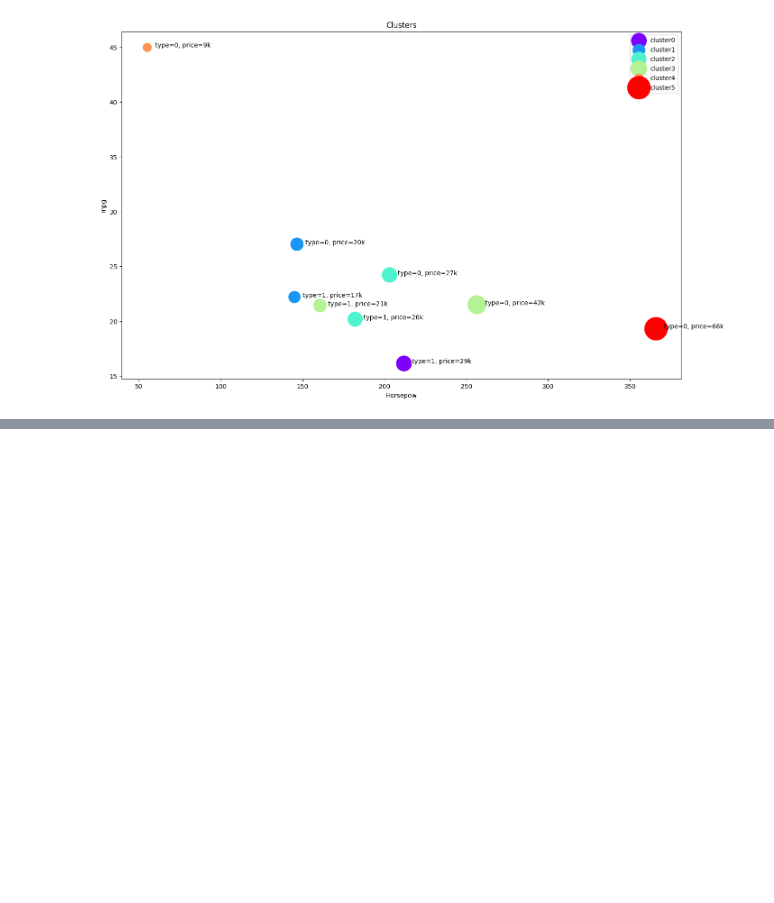
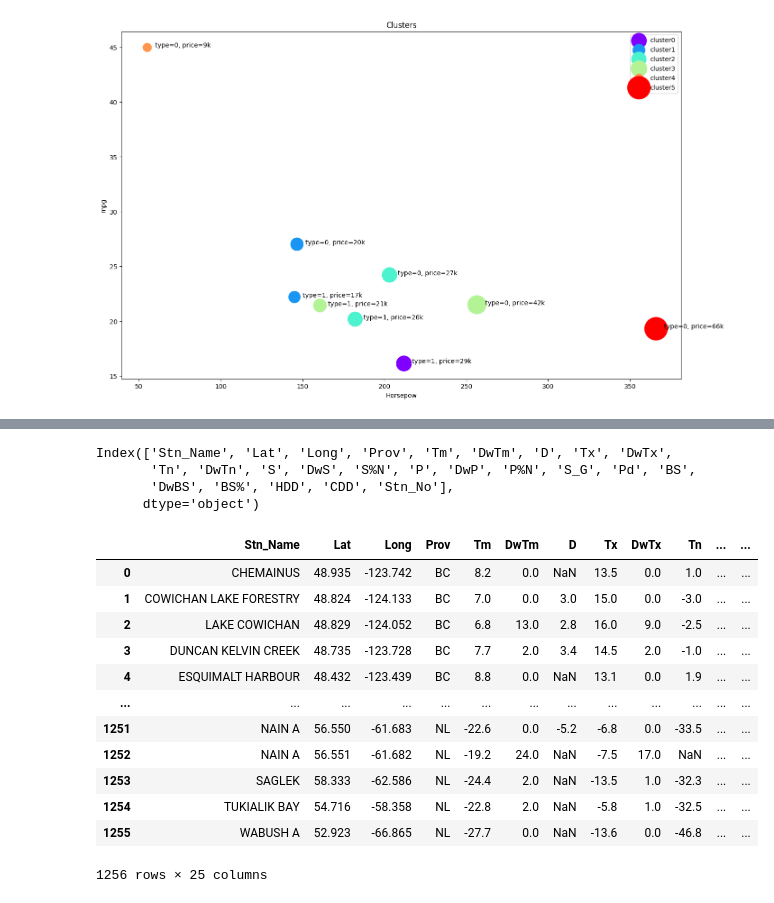
Before and after one commit to robfairh/portfolio_projects, a Jupyter notebook: MachineLearning/clustering.ipynb, the cells around one changed output, grey strips where cells are left out. Drawn from its saved outputs; the diff is of its cells as text; code cells hidden in the pictures; blank space fills up the shorter version.

```diff
--- a/MachineLearning/clustering.ipynb
+++ b/MachineLearning/clustering.ipynb
@@ -157,0 +179,25 @@ Text(0, 0.5, 'mpg')
+# %%
+df.columns
+# %% [output]
+Index(['Stn_Name', 'Lat', 'Long', 'Prov', 'Tm', 'DwTm', 'D', 'Tx', 'DwTx',
+       'Tn', 'DwTn', 'S', 'DwS', 'S%N', 'P', 'DwP', 'P%N', 'S_G', 'Pd', 'BS',
+       'DwBS', 'BS%', 'HDD', 'CDD', 'Stn_No'],
+      dtype='object')
+# %%
+df.dropna(subset=['Tm'], inplace=True)  # drop rows where Tm is NaN
+df.reset_index(drop=True, inplace=True)
+df
+# %% [output]
+|  | Stn_Name | Lat | Long | Prov | Tm | DwTm | D | Tx | DwTx | Tn | ... | ... |
+| 0 | CHEMAINUS | 48.935 | -123.742 | BC | 8.2 | 0.0 | NaN | 13.5 | 0.0 | 1.0 | ... | ... |
+| 1 | COWICHAN LAKE FORESTRY | 48.824 | -124.133 | BC | 7.0 | 0.0 | 3.0 | 15.0 | 0.0 | -3.0 | ... | ... |
+| 2 | LAKE COWICHAN | 48.829 | -124.052 | BC | 6.8 | 13.0 | 2.8 | 16.0 | 9.0 | -2.5 | ... | ... |
+| 3 | DUNCAN KELVIN CREEK | 48.735 | -123.728 | BC | 7.7 | 2.0 | 3.4 | 14.5 | 2.0 | -1.0 | ... | ... |
+| 4 | ESQUIMALT HARBOUR | 48.432 | -123.439 | BC | 8.8 | 0.0 | NaN | 13.1 | 0.0 | 1.9 | ... | ... |
+| ... | ... | ... | ... | ... | ... | ... | ... | ... | ... | ... | ... | ... |
+| 1251 | NAIN A | 56.550 | -61.683 | NL | -22.6 | 0.0 | -5.2 | -6.8 | 0.0 | -33.5 | ... | ... |
+| 1252 | NAIN A | 56.551 | -61.682 | NL | -19.2 | 24.0 | NaN | -7.5 | 17.0 | NaN | ... | ... |
+| 1253 | SAGLEK | 58.333 | -62.586 | NL | -24.4 | 2.0 | NaN | -13.5 | 1.0 | -32.3 | ... | ... |
+| 1254 | TUKIALIK BAY | 54.716 | -58.358 | NL | -22.8 | 2.0 | NaN | -5.8 | 1.0 | -32.5 | ... | ... |
+| 1255 | WABUSH A | 52.923 | -66.865 | NL | -27.7 | 0.0 | NaN | -13.6 | 0.0 | -46.8 | ... | ... |
+1256 rows × 25 columns
```
Also changed, not shown: parts of 11 cells of this notebook.
